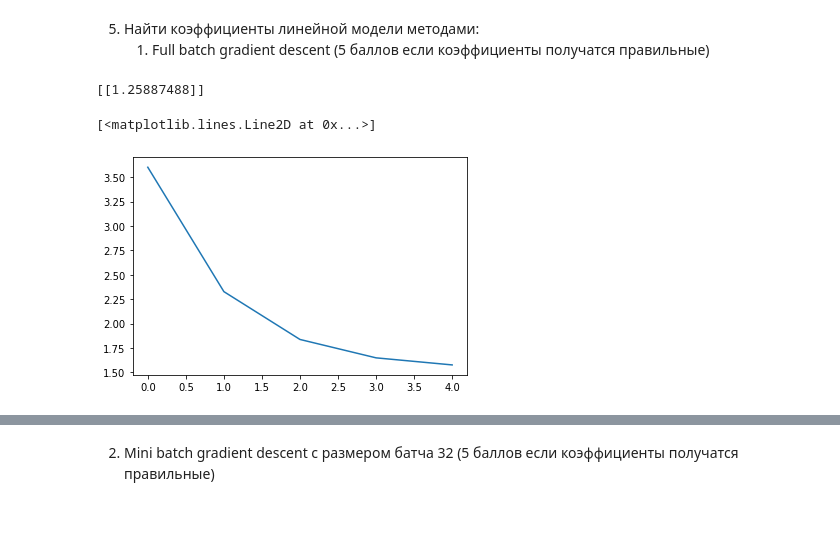
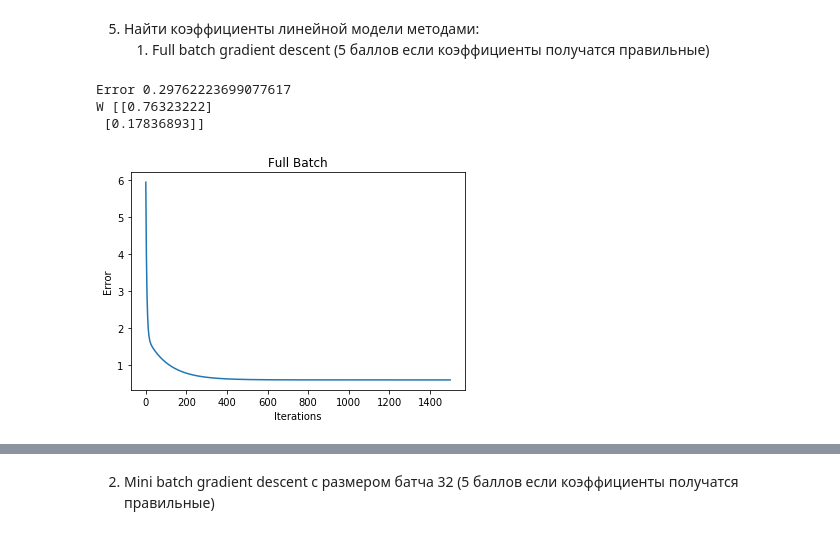
Before and after one commit to evoancarthur/DSML, a Jupyter notebook: Lecture2/ex1data1/ex1data1.ipynb, the cells around one changed output, grey strips where cells are left out. Saved outputs shown, nothing was run; the diff lists cells and outputs as text; code cells hidden in the pictures.

```diff
--- a/Lecture2/ex1data1/ex1data1.ipynb
+++ b/Lecture2/ex1data1/ex1data1.ipynb
@@ -67,6 +73,10 @@ y <class 'numpy.ndarray'> (97, 1) [[0.75566299]]
 # %%
 def linear_prediction(X, theta):
     return np.dot(X, theta)
+
+
+def mserror(y, y_pred):
+    return np.mean((y-y_pred)**2)
 
 # function to compute gradient of error function w.r.t. theta
 def gradient(X, y, theta):
@@ -88,14 +98,33 @@ def cost(X, y, theta):
     1. Full batch gradient descent (5 баллов если коэффициенты получатся правильные)
 # %%
 # function to perform full-batch gradient descent
-def fb_gradientDescent(X, y, max_iters):
+def fb_gradientDescent(X, y, learning_rate, max_iters):
     theta = np.zeros((X.shape[1], 1))
     error_list = []
-    for itr in range(max_iters):
-        theta = theta - gradient(X, y, theta)/max_iters
+    iter_num = 0
+    while iter_num < max_iters:
+        theta = theta-gradient(X, y, theta)*learning_rate
         error_list.append(cost(X, y, theta))
+        iter_num += 1
     return theta, error_list
-# %% [output]
-[[1.25887488]]
-[<matplotlib.lines.Line2D at 0x...>]
-[figure, removed]
+# %%
+%%time
+
+fb_X = X
+fb_y = y
+
+fb_theta, fb_error_list = fb_gradientDescent(fb_X, fb_y, 1e-3, 15e2)
+
+print('Error', mserror(fb_y, np.asarray(fb_error_list).reshape(-1)))
+print('W', fb_theta)
+
+plt.plot(range(len(fb_error_list)), fb_error_list)
+plt.xlabel('Iterations')
+plt.ylabel('Error')
+plt.title('Full Batch')
+plt.show()
+# %% [output]
+Error 0.29762223699077617
+W [[0.76323222]
+ [0.17836893]]
+[figure, added]
```
Also changed, not shown: parts of 9 cells of this notebook.
